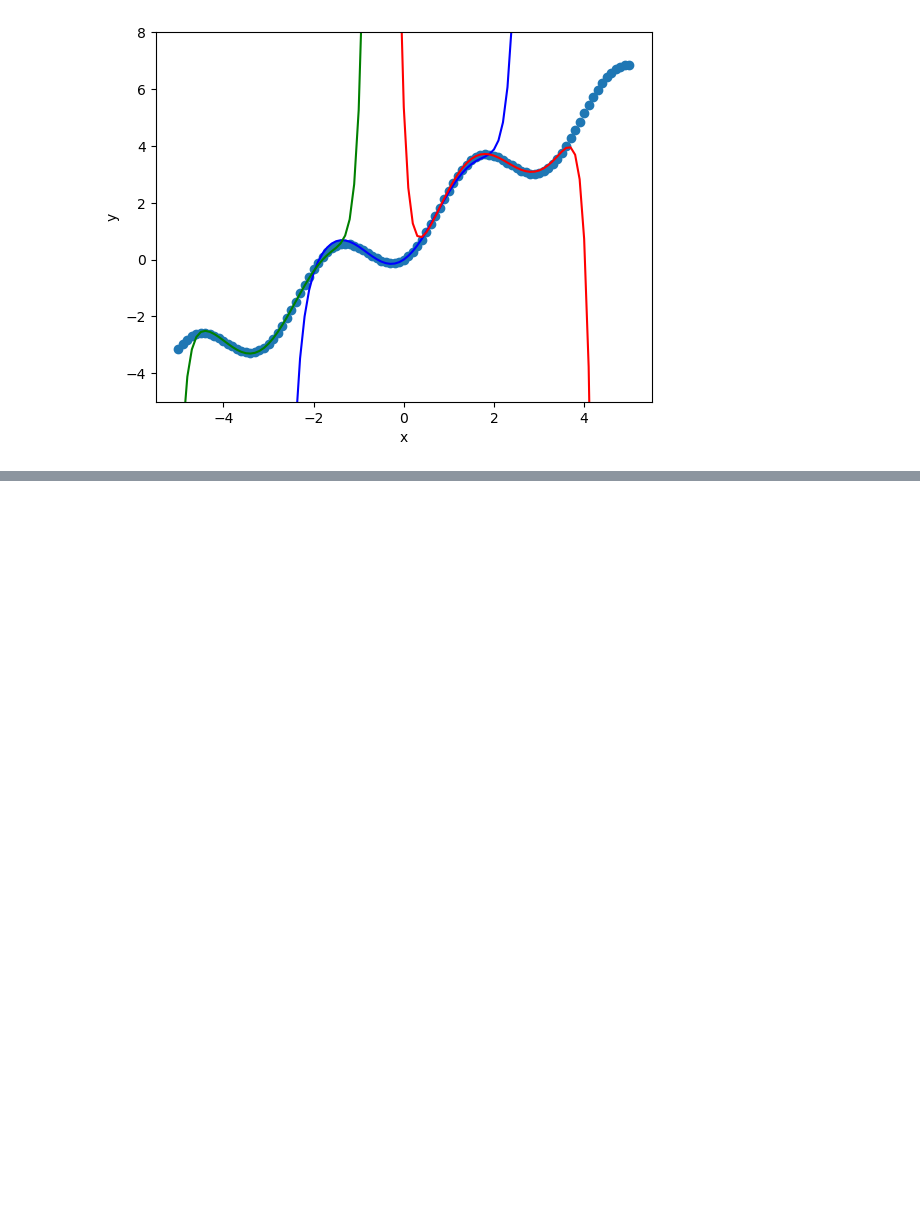
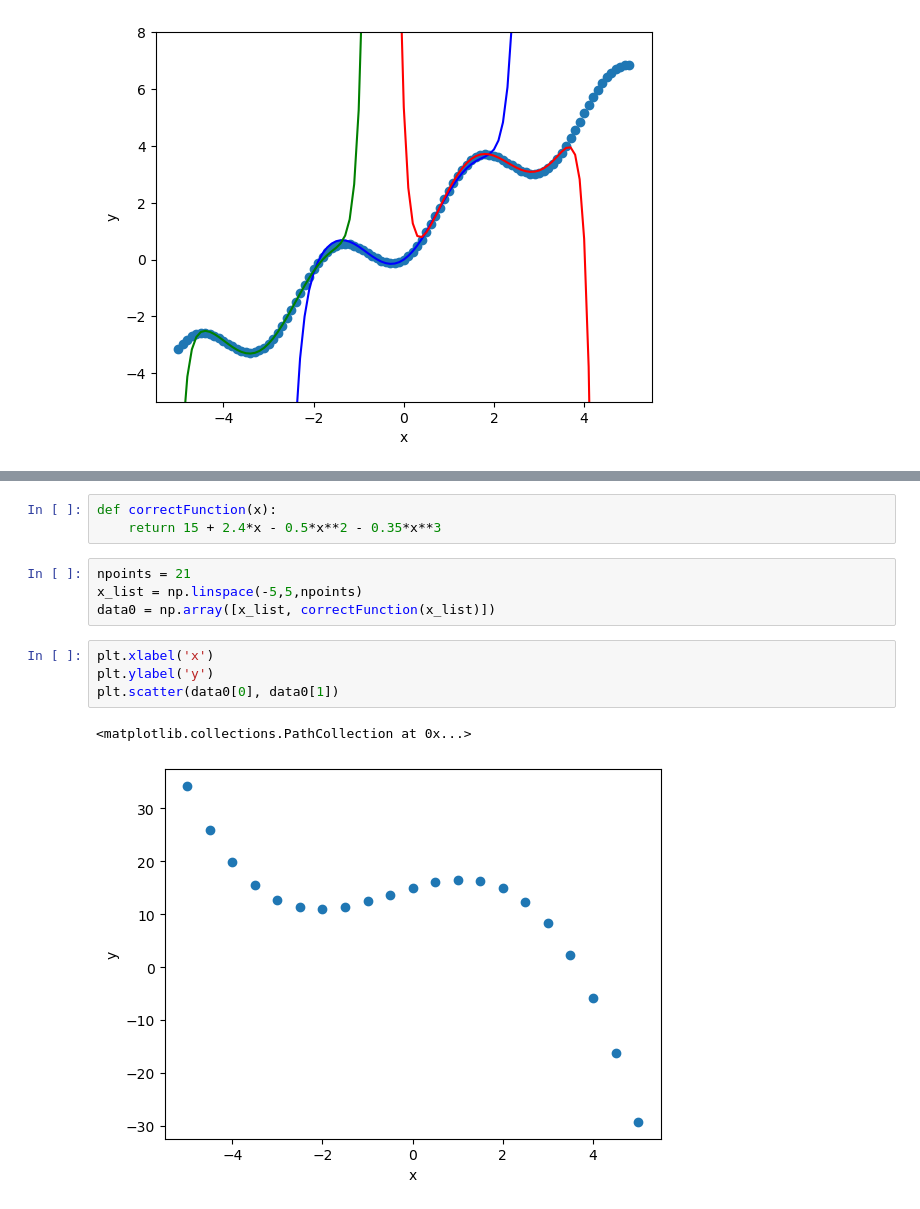
Before and after one commit to A-Hashemiann/Computational-Science, a Jupyter notebook: Computational-Physics/Taylor_Series.ipynb, the cells around one changed output, grey strips where cells are left out. Drawn from its saved outputs; the diff is of its cells as text; blank space fills up the shorter version.

```diff
--- a/Computational-Physics/Taylor_Series.ipynb
+++ b/Computational-Physics/Taylor_Series.ipynb
@@ -165,0 +190,14 @@ plt.plot(x_list, taylor(func, x_list, -3, nmax, h), 'green')
+# %%
+def correctFunction(x):
+    return 15 + 2.4*x - 0.5*x**2 - 0.35*x**3
+# %%
+npoints = 21
+x_list = np.linspace(-5,5,npoints)
+data0 = np.array([x_list, correctFunction(x_list)])
+# %%
+plt.xlabel('x')
+plt.ylabel('y')
+plt.scatter(data0[0], data0[1])
+# %% [output]
+<matplotlib.collections.PathCollection at 0x...>
+[figure, added]
```
Also changed, not shown: parts of 6 cells of this notebook.
